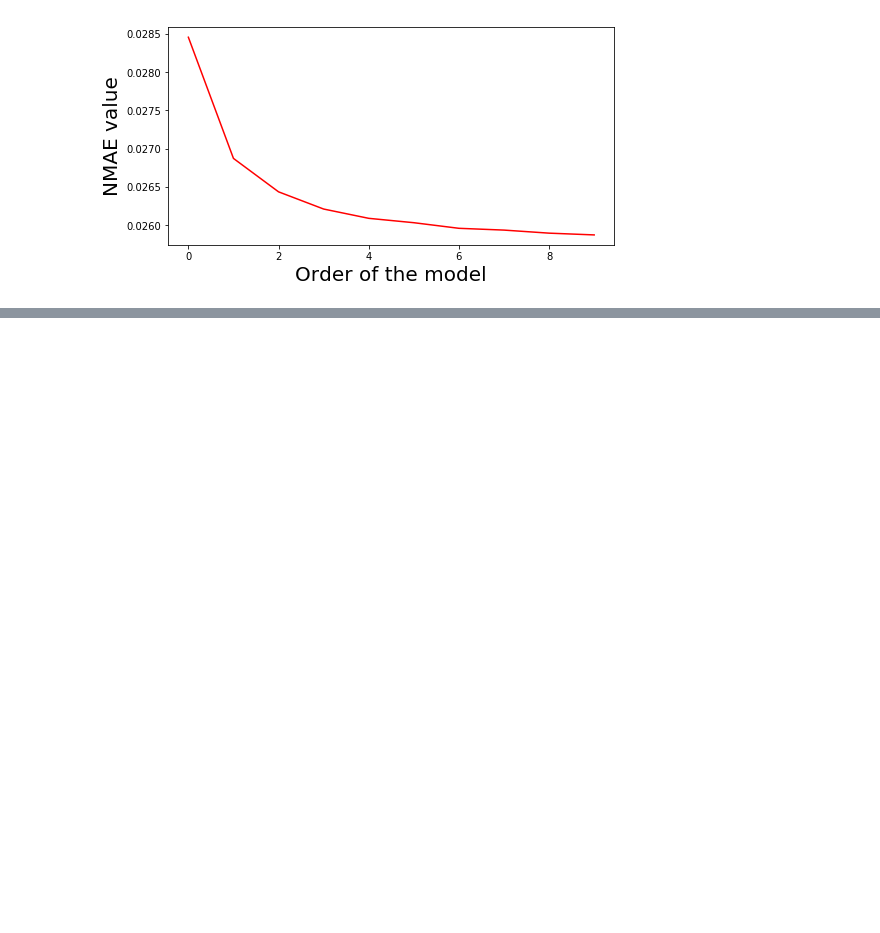
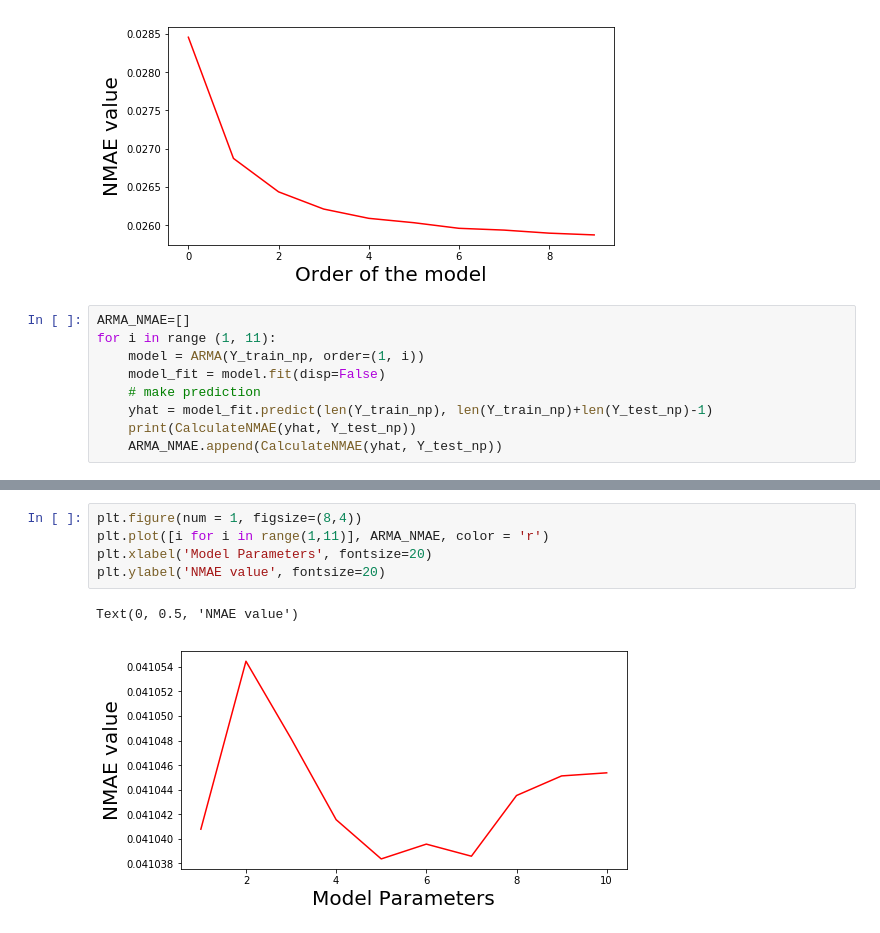
Before and after one commit to hichentang/EP2420, a Jupyter notebook: Proj2.ipynb, the cells around one changed output, grey strips where cells are left out. Cells and saved outputs as stored; diff of their text form; blank space fills up the shorter version.

```diff
--- a/Proj2.ipynb
+++ b/Proj2.ipynb
@@ -451,3 +475,12 @@ plt.ylabel('NMAE value', fontsize=20)
 # %% [output]
 Text(0, 0.5, 'NMAE value')
 [figure]
+# %%
+ARMA_NMAE=[]
+for i in range (1, 11):
+    model = ARMA(Y_train_np, order=(1, i))
+    model_fit = model.fit(disp=False)
+    # make prediction
+    yhat = model_fit.predict(len(Y_train_np), len(Y_train_np)+len(Y_test_np)-1)
+    print(CalculateNMAE(yhat, Y_test_np))
+    ARMA_NMAE.append(CalculateNMAE(yhat, Y_test_np))
@@ -453,0 +498,8 @@ Text(0, 0.5, 'NMAE value')
+# %%
+plt.figure(num = 1, figsize=(8,4))
+plt.plot([i for i in range(1,11)], ARMA_NMAE, color = 'r')
+plt.xlabel('Model Parameters', fontsize=20)
+plt.ylabel('NMAE value', fontsize=20)
+# %% [output]
+Text(0, 0.5, 'NMAE value')
+[figure, added]
```
Also changed, not shown: parts of 13 cells of this notebook.
